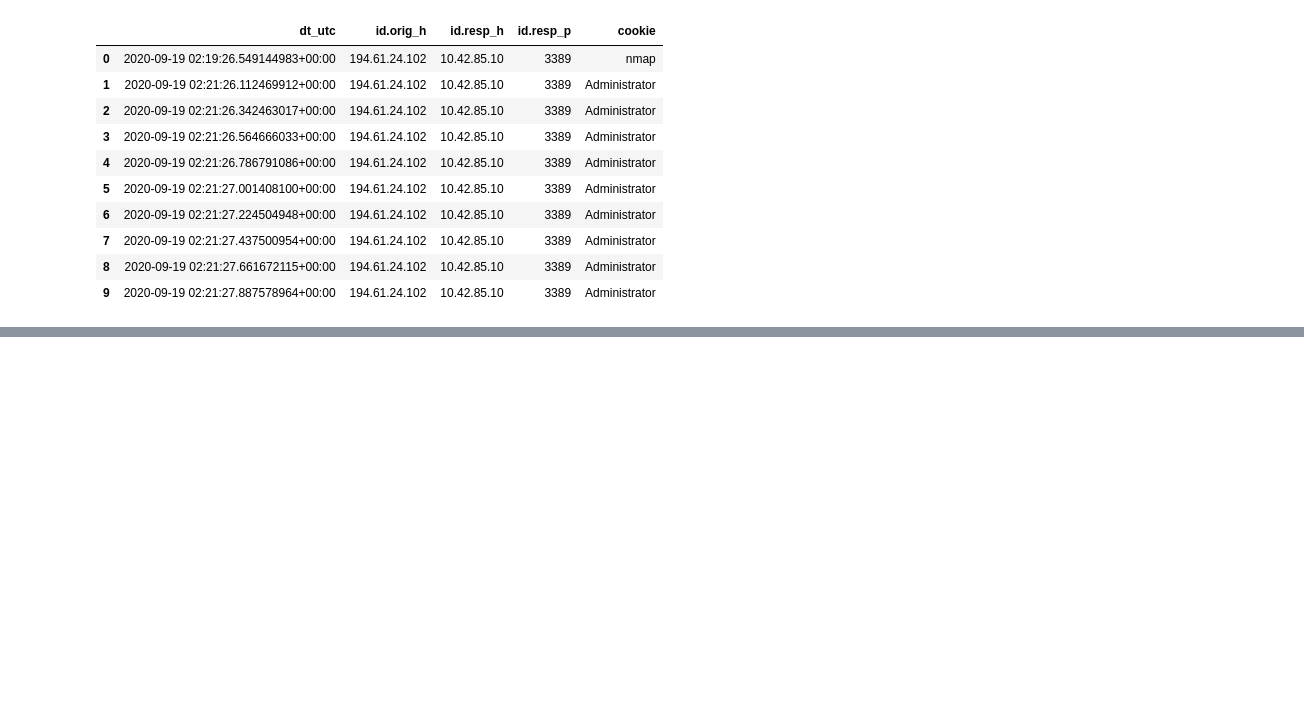
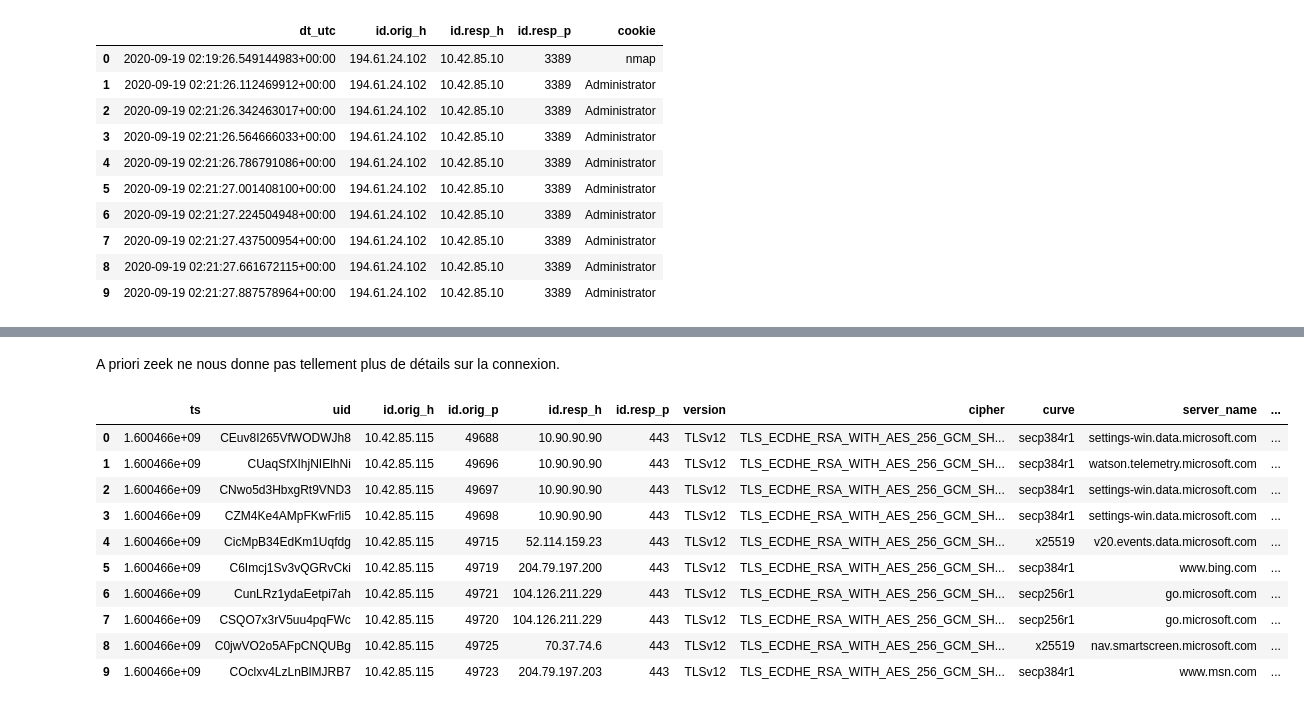
Before and after one commit to theophane-droid/blog_content, a Jupyter notebook: network_investigation/analysis.ipynb, the cells around one changed output, grey strips where cells are left out. Saved outputs shown, nothing was run; the diff lists cells and outputs as text; code cells hidden in the pictures; blank space fills up the shorter version.

```diff
--- a/network_investigation/analysis.ipynb
+++ b/network_investigation/analysis.ipynb
@@ -306,0 +316,17 @@ TODO : visualisation du bruteforce sur une image
+# %% [markdown]
+A priori zeek ne nous donne pas tellement plus de détails sur la connexion.
+# %%
+ssl = datasets['ssl']
+ssl[:10]
+# %% [output]
+|  | ts | uid | id.orig_h | id.orig_p | id.resp_h | id.resp_p | version | cipher | curve | server_name | ... |
+| 0 | 1.600466e+09 | CEuv8I265VfWODWJh8 | 10.42.85.115 | 49688 | 10.90.90.90 | 443 | TLSv12 | TLS_ECDHE_RSA_WITH_AES_256_GCM_SH... | secp384r1 | settings-win.data.microsoft.com | ... |
+| 1 | 1.600466e+09 | CUaqSfXIhjNIElhNi | 10.42.85.115 | 49696 | 10.90.90.90 | 443 | TLSv12 | TLS_ECDHE_RSA_WITH_AES_256_GCM_SH... | secp384r1 | watson.telemetry.microsoft.com | ... |
+| 2 | 1.600466e+09 | CNwo5d3HbxgRt9VND3 | 10.42.85.115 | 49697 | 10.90.90.90 | 443 | TLSv12 | TLS_ECDHE_RSA_WITH_AES_256_GCM_SH... | secp384r1 | settings-win.data.microsoft.com | ... |
+| 3 | 1.600466e+09 | CZM4Ke4AMpFKwFrli5 | 10.42.85.115 | 49698 | 10.90.90.90 | 443 | TLSv12 | TLS_ECDHE_RSA_WITH_AES_256_GCM_SH... | secp384r1 | settings-win.data.microsoft.com | ... |
+| 4 | 1.600466e+09 | CicMpB34EdKm1Uqfdg | 10.42.85.115 | 49715 | 52.114.159.23 | 443 | TLSv12 | TLS_ECDHE_RSA_WITH_AES_256_GCM_SH... | x25519 | v20.events.data.microsoft.com | ... |
+| 5 | 1.600466e+09 | C6Imcj1Sv3vQGRvCki | 10.42.85.115 | 49719 | 204.79.197.200 | 443 | TLSv12 | TLS_ECDHE_RSA_WITH_AES_256_GCM_SH... | secp384r1 | www.bing.com | ... |
+| 6 | 1.600466e+09 | CunLRz1ydaEetpi7ah | 10.42.85.115 | 49721 | 104.126.211.229 | 443 | TLSv12 | TLS_ECDHE_RSA_WITH_AES_256_GCM_SH... | secp256r1 | go.microsoft.com | ... |
+| 7 | 1.600466e+09 | CSQO7x3rV5uu4pqFWc | 10.42.85.115 | 49720 | 104.126.211.229 | 443 | TLSv12 | TLS_ECDHE_RSA_WITH_AES_256_GCM_SH... | secp256r1 | go.microsoft.com | ... |
+| 8 | 1.600466e+09 | C0jwVO2o5AFpCNQUBg | 10.42.85.115 | 49725 | 70.37.74.6 | 443 | TLSv12 | TLS_ECDHE_RSA_WITH_AES_256_GCM_SH... | x25519 | nav.smartscreen.microsoft.com | ... |
+| 9 | 1.600466e+09 | COclxv4LzLnBlMJRB7 | 10.42.85.115 | 49723 | 204.79.197.203 | 443 | TLSv12 | TLS_ECDHE_RSA_WITH_AES_256_GCM_SH... | secp384r1 | www.msn.com | ... |
```
Also changed, not shown: parts of 2 cells of this notebook, 2 other files.
